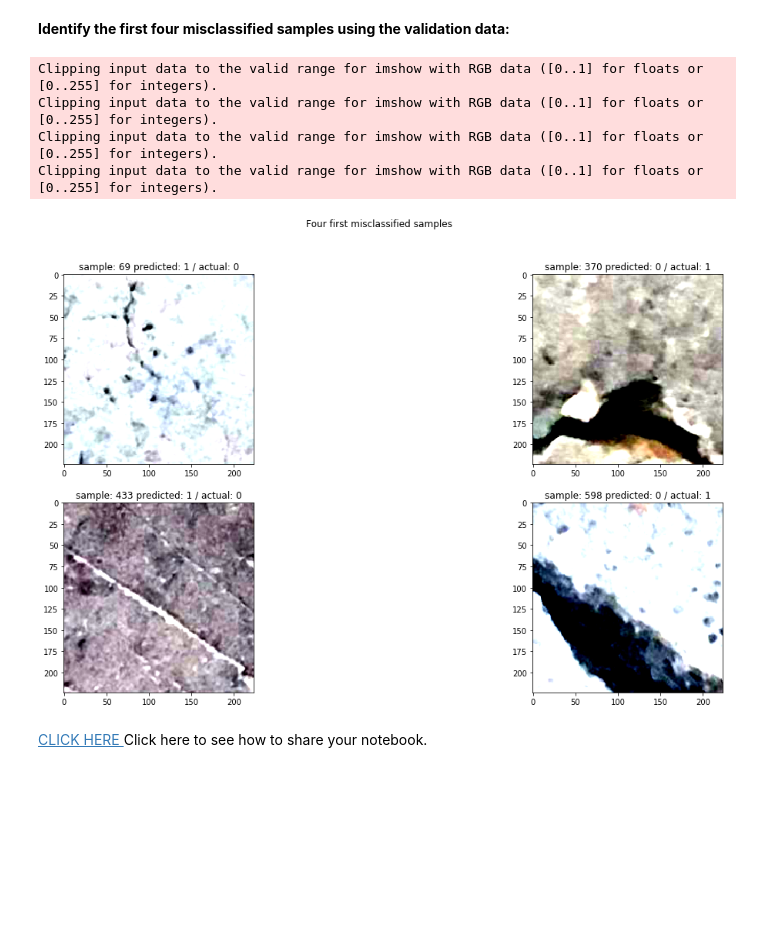
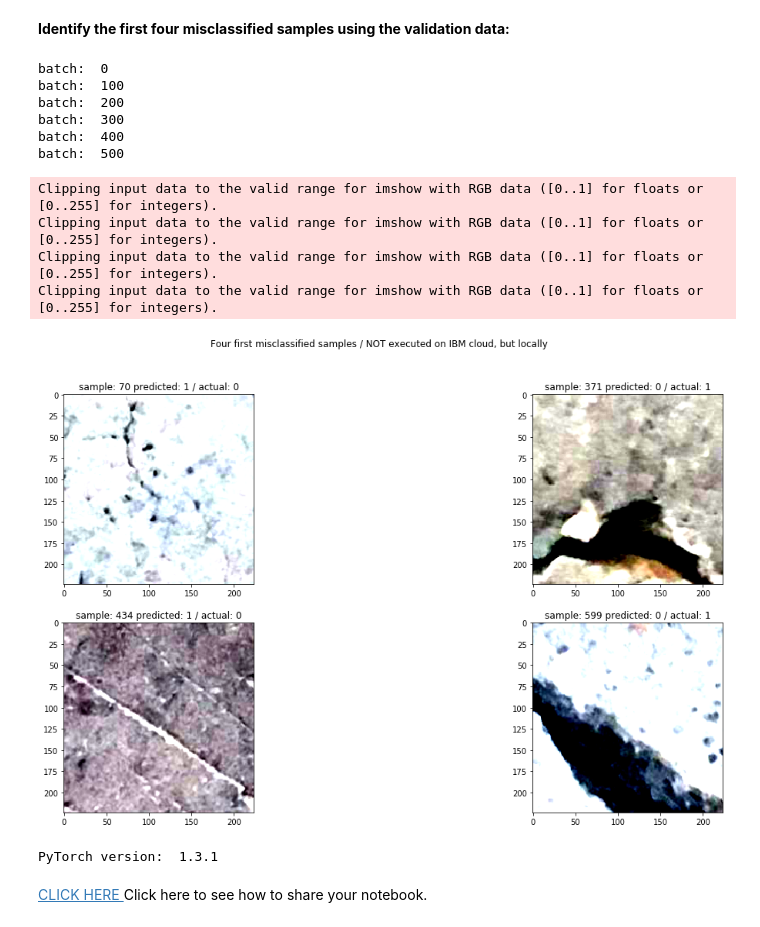
Before and after one commit to pascal-p/hal_ai_pc, a Jupyter notebook: C06/w4-pytorch/4.1_resnet18_PyTorch.ipynb, the cells around one changed output. Saved outputs shown, nothing was run; the diff lists cells and outputs as text; code cells hidden in the pictures; blank space fills up the shorter version.

```diff
--- a/C06/w4-pytorch/4.1_resnet18_PyTorch.ipynb
+++ b/C06/w4-pytorch/4.1_resnet18_PyTorch.ipynb
@@ -221,8 +223,7 @@ criterion = nn.CrossEntropyLoss()
 # %%
 ## Type your code here
 
-training_loader = torch.utils.data.DataLoader(dataset=train_dataset, batch_size=100)
-                                              # shuffle=True)
+training_loader = torch.utils.data.DataLoader(dataset=train_dataset, batch_size=100, shuffle=False)
 
 validation_loader = torch.utils.data.DataLoader(dataset=validation_dataset, batch_size=100)
                                                 # shuffle=False)
@@ -292,13 +292,14 @@ def find_misclassified(validation_loader):
     samples = []
     n_batch = 0
     for x_val, y_val in validation_loader:
+        print('batch: ', n_batch)
         model.eval()                           # set model to eval
         z = model(x_val)                       # make a prediction
         _, y_hat = torch.max(z, 1)
 
         for ix in range(0, len(y_hat)):
             if (y_hat[ix] != y_val[ix]):
-                sample_num = n_batch + ix
+                sample_num = n_batch + ix + 1
                 samples.append({'snum': sample_num, 'x': x_val[ix], 'y_val': y_val[ix], 'y_hat': y_hat[ix]})
             if len(samples) >= 4: return samples
         n_batch += len(y_val)                  # batch of 100
@@ -306,26 +307,36 @@ def find_misclassified(validation_loader):
     return samples
 # %%
 samples = find_misclassified(validation_loader)
+# %% [output]
+batch:  0
+batch:  100
+batch:  200
+batch:  300
+batch:  400
+batch:  500
 # %%
 fig, axs = plt.subplots(nrows=2, ncols=2, figsize=(20, 10))
 
 ix = 0
 for ax1 in axs:
     for ax2 in ax1:
         sample = samples[ix]
         ax2.imshow(sample['x'].permute(1, 2, 0).numpy())
         ax2.title.set_text("sample: " + str(sample['snum']) + " predicted: " + str(sample['y_hat'].item()) + \
                            " / actual: " + str(sample['y_val'].item()))
         ix += 1
 
-fig.suptitle('Four first misclassified samples')
+fig.suptitle('Four first misclassified samples / NOT executed on IBM cloud, but locally')
 plt.show()
+
+print("PyTorch version: ", torch.__version__)
 # %% [output]
 Clipping input data to the valid range for imshow with RGB data ([0..1] for floats or [0..255] for integers).
 Clipping input data to the valid range for imshow with RGB data ([0..1] for floats or [0..255] for integers).
 Clipping input data to the valid range for imshow with RGB data ([0..1] for floats or [0..255] for integers).
 Clipping input data to the valid range for imshow with RGB data ([0..1] for floats or [0..255] for integers).
-[figure, old version]
+[figure, new version]
+PyTorch version:  1.3.1
 # %% [markdown]
 <a href="https://dataplatform.cloud.ibm.com/docs/content/wsj/analyze-data/share-notebooks.html"> CLICK HERE </a> Click here to see how to share your notebook.
 # %% [markdown]
```
Also changed, not shown: parts of 3 cells of this notebook, 2 other files.
